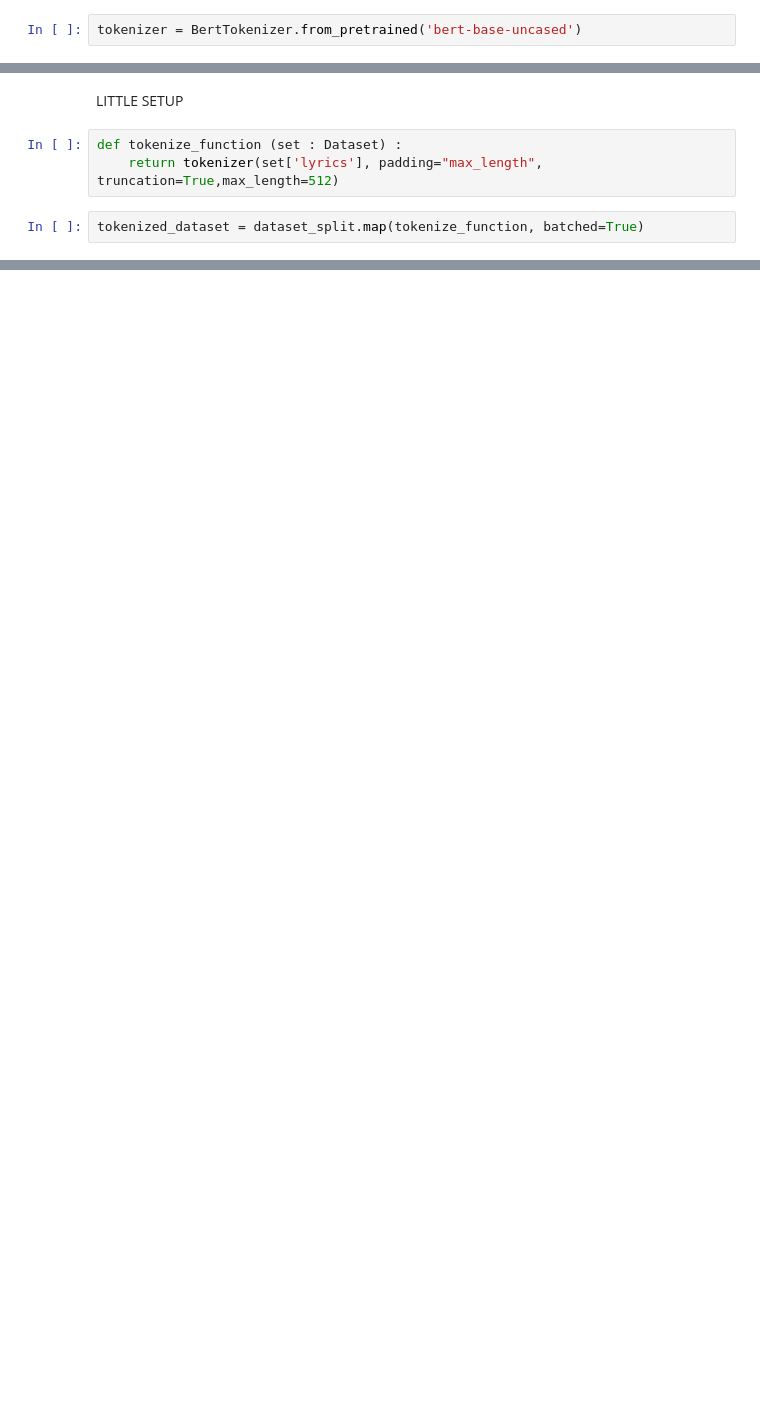
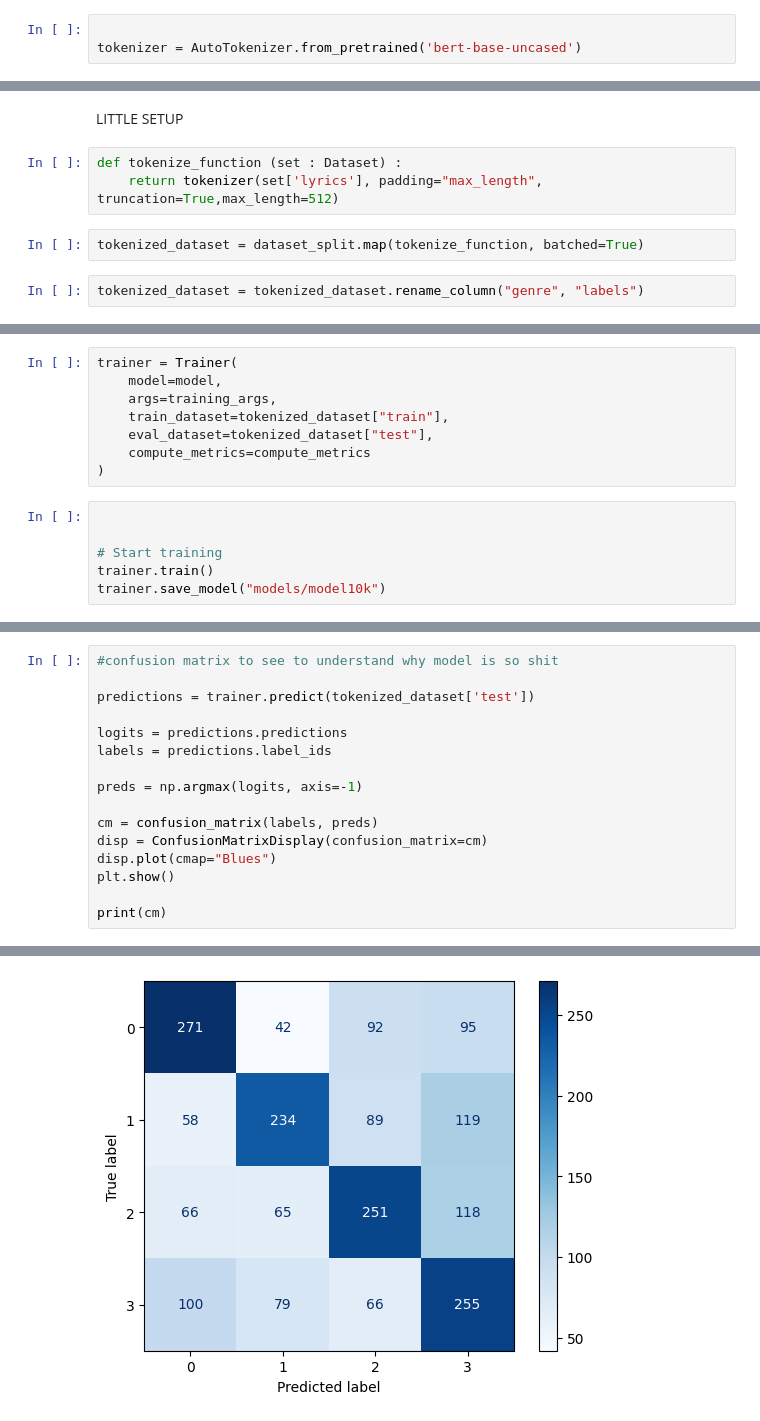
Before and after one commit to saunagang/lyricsClassification, a Jupyter notebook: tokenizer.ipynb, the cells around one changed output, grey strips where cells are left out. Saved outputs shown, nothing was run; the diff lists cells and outputs as text; blank space fills up the shorter version.

Commit message:
first model, small dataset, overfitting (Maybe try different genres?)

```diff
--- a/tokenizer.ipynb
+++ b/tokenizer.ipynb
@@ -17,2 +19,3 @@ dataset_split : Dataset = dataset.train_test_split(test_size=0.2, seed=69, strat
 # %%
-tokenizer = BertTokenizer.from_pretrained('bert-base-uncased')
+
+tokenizer = AutoTokenizer.from_pretrained('bert-base-uncased')
@@ -23,3 +29,5 @@ def tokenize_function (set : Dataset) :
     return tokenizer(set['lyrics'], padding="max_length", truncation=True,max_length=512)
 # %%
 tokenized_dataset = dataset_split.map(tokenize_function, batched=True)
+# %%
+tokenized_dataset = tokenized_dataset.rename_column("genre", "labels")
@@ -65,0 +127,14 @@ BertConfig {
+# %%
+trainer = Trainer(
+    model=model,
+    args=training_args,
+    train_dataset=tokenized_dataset["train"],
+    eval_dataset=tokenized_dataset["test"],
+    compute_metrics=compute_metrics
+)
+# %%
+
+
+# Start training
+trainer.train()
+trainer.save_model("models/model10k")
@@ -65,0 +153,17 @@ BertConfig {
+# %%
+#confusion matrix to see to understand why model is so shit
+
+predictions = trainer.predict(tokenized_dataset['test'])
+
+logits = predictions.predictions
+labels = predictions.label_ids
+
+preds = np.argmax(logits, axis=-1)
+
+cm = confusion_matrix(labels, preds)
+disp = ConfusionMatrixDisplay(confusion_matrix=cm)
+disp.plot(cmap="Blues")
+plt.show()
+
+print(cm)
+# %% [output]
@@ -65,0 +171 @@ BertConfig {
+[figure, added]
```
Also changed, not shown: parts of 13 cells of this notebook, 1 other file.
